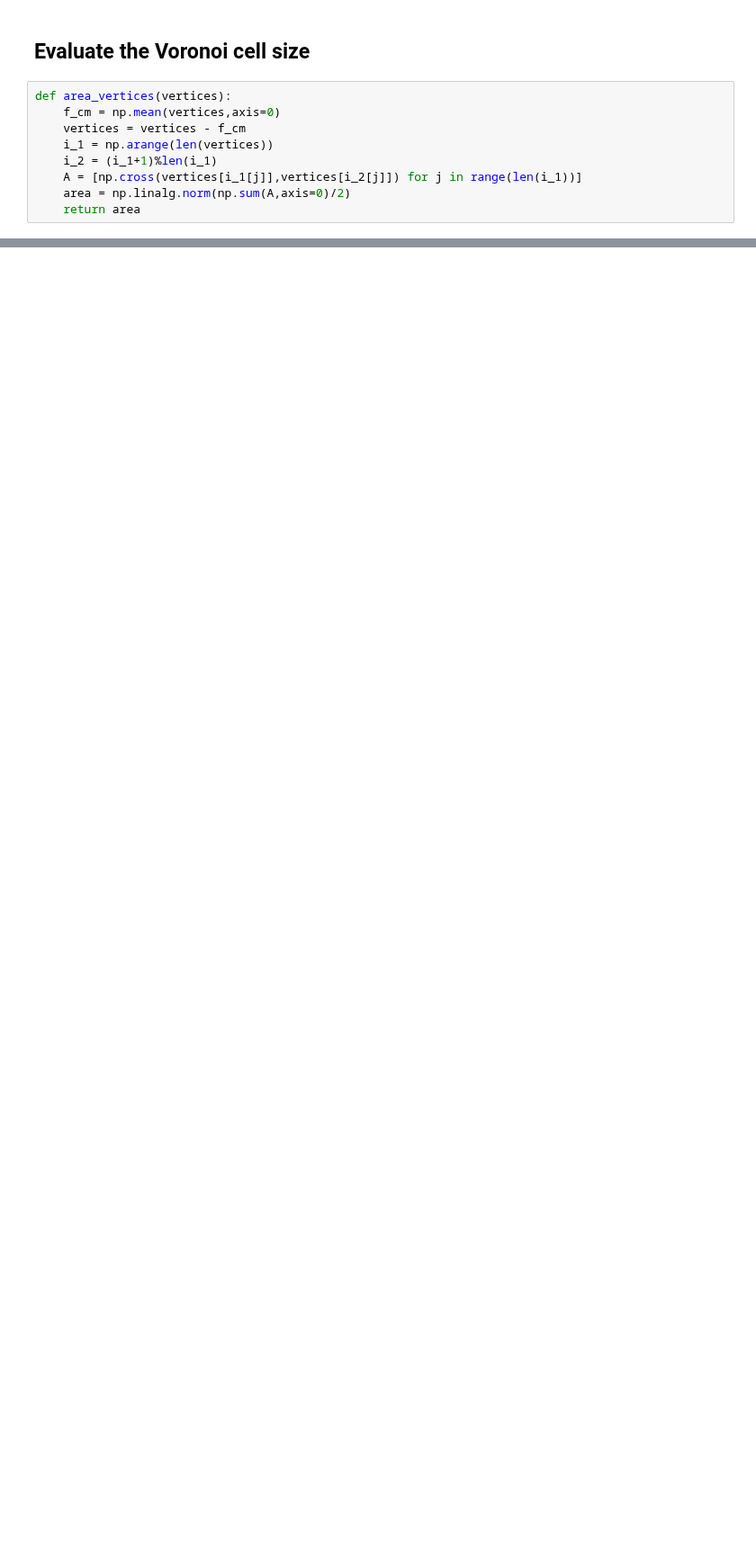
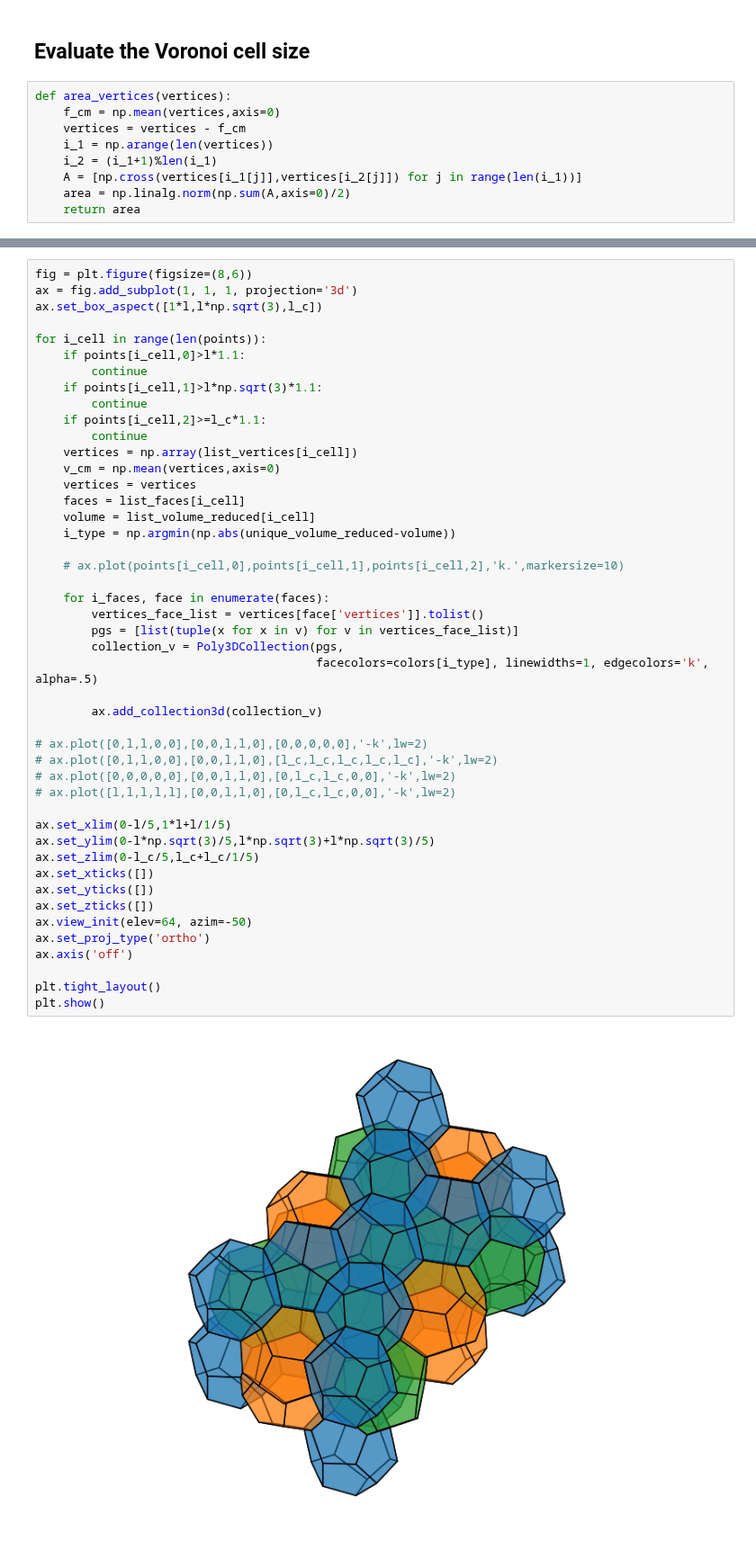
Before and after one commit to ch-tung/QC_scattering, a Jupyter notebook: test_FK-Z_ca_ratio_voronoi.ipynb, the cells around one changed output, grey strips where cells are left out. Shown at 90% size. Saved outputs shown, nothing was run; the diff lists cells and outputs as text; blank space fills up the shorter version.

```diff
--- a/test_FK-Z_ca_ratio_voronoi.ipynb
+++ b/test_FK-Z_ca_ratio_voronoi.ipynb
@@ -194,0 +203,48 @@ plt.show()
+# %%
+fig = plt.figure(figsize=(8,6))
+ax = fig.add_subplot(1, 1, 1, projection='3d')
+ax.set_box_aspect([1*l,l*np.sqrt(3),l_c])
+
+for i_cell in range(len(points)):
+    if points[i_cell,0]>l*1.1:
+        continue
+    if points[i_cell,1]>l*np.sqrt(3)*1.1:
+        continue
+    if points[i_cell,2]>=l_c*1.1:
+        continue
+    vertices = np.array(list_vertices[i_cell])
+    v_cm = np.mean(vertices,axis=0)
+    vertices = vertices
+    faces = list_faces[i_cell]
+    volume = list_volume_reduced[i_cell]
+    i_type = np.argmin(np.abs(unique_volume_reduced-volume))
+
+    # ax.plot(points[i_cell,0],points[i_cell,1],points[i_cell,2],'k.',markersize=10)
+
+    for i_faces, face in enumerate(faces):
+        vertices_face_list = vertices[face['vertices']].tolist()
+        pgs = [list(tuple(x for x in v) for v in vertices_face_list)]
+        collection_v = Poly3DCollection(pgs,
+                                        facecolors=colors[i_type], linewidths=1, edgecolors='k', alpha=.5)
+
+        ax.add_collection3d(collection_v)
+
+# ax.plot([0,l,l,0,0],[0,0,l,l,0],[0,0,0,0,0],'-k',lw=2)
+# ax.plot([0,l,l,0,0],[0,0,l,l,0],[l_c,l_c,l_c,l_c,l_c],'-k',lw=2)
+# ax.plot([0,0,0,0,0],[0,0,l,l,0],[0,l_c,l_c,0,0],'-k',lw=2)
+# ax.plot([l,l,l,l,l],[0,0,l,l,0],[0,l_c,l_c,0,0],'-k',lw=2)
+
+ax.set_xlim(0-l/5,1*l+l/1/5)
+ax.set_ylim(0-l*np.sqrt(3)/5,l*np.sqrt(3)+l*np.sqrt(3)/5)
+ax.set_zlim(0-l_c/5,l_c+l_c/1/5)
+ax.set_xticks([])
+ax.set_yticks([])
+ax.set_zticks([])
+ax.view_init(elev=64, azim=-50)
+ax.set_proj_type('ortho')
+ax.axis('off')
+
+plt.tight_layout()
+plt.show()
+# %% [output]
+[figure, added]
```
Also changed, not shown: parts of 4 cells of this notebook.
